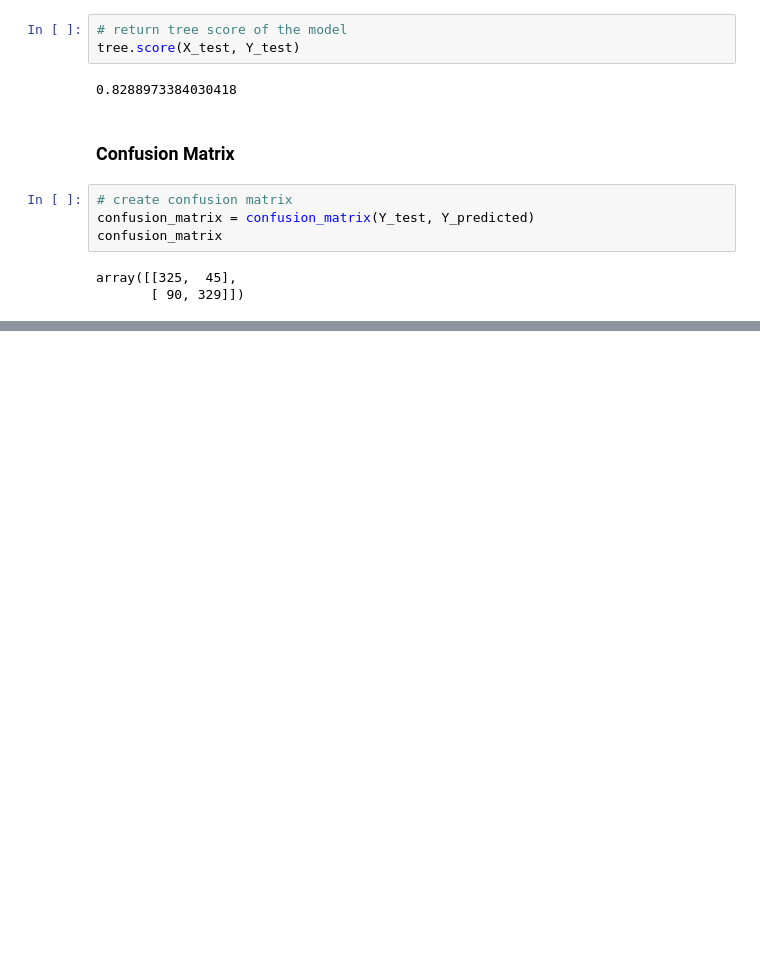
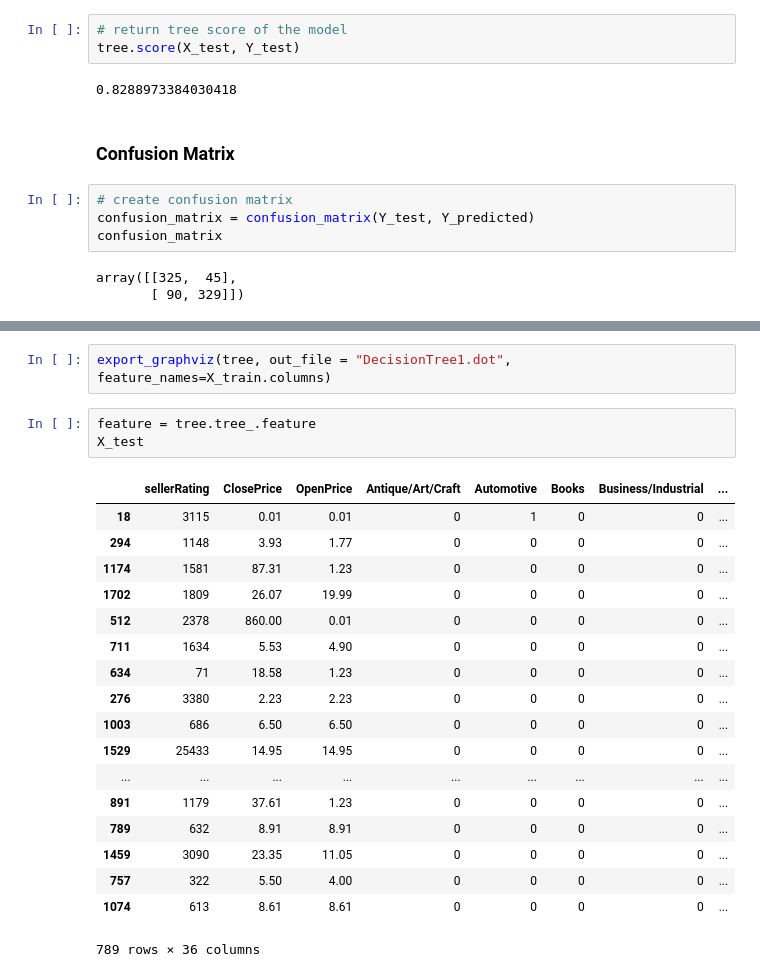
Before and after one commit to numalj/BigDataAssignments, a Jupyter notebook: ebayDecisionTrees/ebayCompetitiveAuctions.ipynb, the cells around one changed output, grey strips where cells are left out. Cells and saved outputs as stored; diff of their text form; blank space fills up the shorter version.

```diff
--- a/ebayDecisionTrees/ebayCompetitiveAuctions.ipynb
+++ b/ebayDecisionTrees/ebayCompetitiveAuctions.ipynb
@@ -230,0 +266,24 @@ ExecutableNotFound: failed to execute ['dot', '-Tpdf', '-O', 'Source.gv'], make
+# %%
+export_graphviz(tree, out_file = "DecisionTree1.dot", feature_names=X_train.columns)
+# %%
+feature = tree.tree_.feature
+X_test
+# %% [output]
+|  | sellerRating | ClosePrice | OpenPrice | Antique/Art/Craft | Automotive | Books | Business/Industrial | ... |
+| 18 | 3115 | 0.01 | 0.01 | 0 | 1 | 0 | 0 | ... |
+| 294 | 1148 | 3.93 | 1.77 | 0 | 0 | 0 | 0 | ... |
+| 1174 | 1581 | 87.31 | 1.23 | 0 | 0 | 0 | 0 | ... |
+| 1702 | 1809 | 26.07 | 19.99 | 0 | 0 | 0 | 0 | ... |
+| 512 | 2378 | 860.00 | 0.01 | 0 | 0 | 0 | 0 | ... |
+| 711 | 1634 | 5.53 | 4.90 | 0 | 0 | 0 | 0 | ... |
+| 634 | 71 | 18.58 | 1.23 | 0 | 0 | 0 | 0 | ... |
+| 276 | 3380 | 2.23 | 2.23 | 0 | 0 | 0 | 0 | ... |
+| 1003 | 686 | 6.50 | 6.50 | 0 | 0 | 0 | 0 | ... |
+| 1529 | 25433 | 14.95 | 14.95 | 0 | 0 | 0 | 0 | ... |
+| ... | ... | ... | ... | ... | ... | ... | ... | ... |
+| 891 | 1179 | 37.61 | 1.23 | 0 | 0 | 0 | 0 | ... |
+| 789 | 632 | 8.91 | 8.91 | 0 | 0 | 0 | 0 | ... |
+| 1459 | 3090 | 23.35 | 11.05 | 0 | 0 | 0 | 0 | ... |
+| 757 | 322 | 5.50 | 4.00 | 0 | 0 | 0 | 0 | ... |
+| 1074 | 613 | 8.61 | 8.61 | 0 | 0 | 0 | 0 | ... |
+789 rows × 36 columns
```
Also changed, not shown: parts of 38 cells of this notebook, 1 other file.
